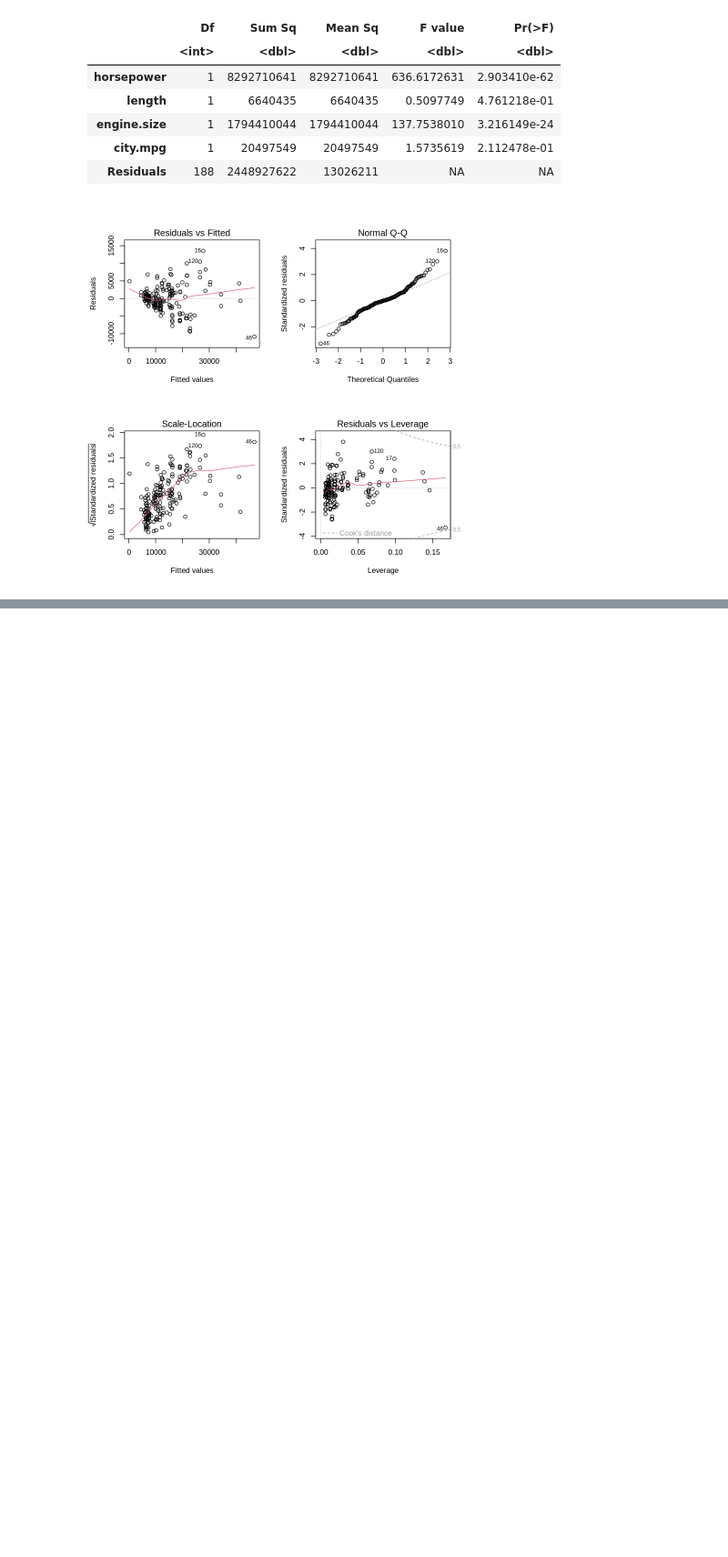
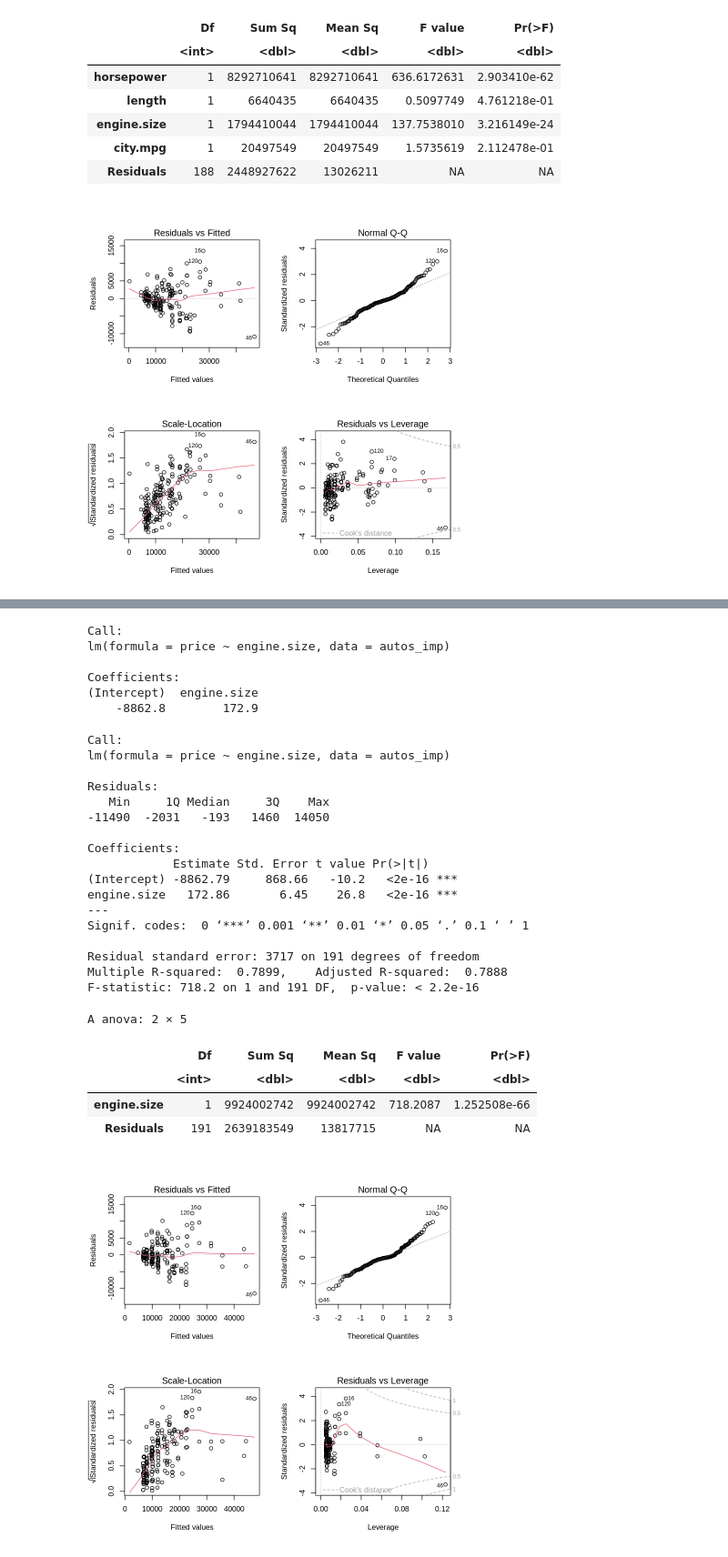
Before and after one commit to BrunaKrasotaMatos/An-liseEstat-stica, a Jupyter notebook: Trilha5/Trilha5.ipynb, the cells around one changed output, grey strips where cells are left out. Shown at 91% size. Cells and saved outputs as stored; diff of their text form; code cells hidden in the pictures; blank space fills up the shorter version.

```diff
--- a/Trilha5/Trilha5.ipynb
+++ b/Trilha5/Trilha5.ipynb
@@ -145,0 +238,43 @@ names(mod_auto.df) <- c("residuos")
+# %%
+# Modelo Linear dos meus dados
+mod_auto_3 <- lm(price ~ engine.size, data=autos_imp)
+mod_auto_3
+summary(mod_auto_3)
+anova(mod_auto_3)
+
+# grafico de residuos
+par(mfrow=c(2,2))
+plot(mod_auto_3)
+
+mod_auto_3.df <- as.data.frame(residuals(mod_auto_3))
+names(mod_auto_3.df) <- c("residuos")
+# %% [output]
+Call:
+lm(formula = price ~ engine.size, data = autos_imp)
+
+Coefficients:
+(Intercept)  engine.size
+    -8862.8        172.9
+Call:
+lm(formula = price ~ engine.size, data = autos_imp)
+
+Residuals:
+   Min     1Q Median     3Q    Max
+-11490  -2031   -193   1460  14050
+
+Coefficients:
+            Estimate Std. Error t value Pr(>|t|)
+(Intercept) -8862.79     868.66   -10.2   <2e-16 ***
+engine.size   172.86       6.45    26.8   <2e-16 ***
+---
+Signif. codes:  0 ‘***’ 0.001 ‘**’ 0.01 ‘*’ 0.05 ‘.’ 0.1 ‘ ’ 1
+
+Residual standard error: 3717 on 191 degrees of freedom
+Multiple R-squared:  0.7899,    Adjusted R-squared:  0.7888
+F-statistic: 718.2 on 1 and 191 DF,  p-value: < 2.2e-16
+A anova: 2 × 5
+|  | Df | Sum Sq | Mean Sq | F value | Pr(>F) |
+|  | <int> | <dbl> | <dbl> | <dbl> | <dbl> |
+| engine.size | 1 | 9924002742 | 9924002742 | 718.2087 | 1.252508e-66 |
+| Residuals | 191 | 2639183549 | 13817715 | NA | NA |
+[figure, added]
```
Also changed, not shown: parts of 2 cells of this notebook.
